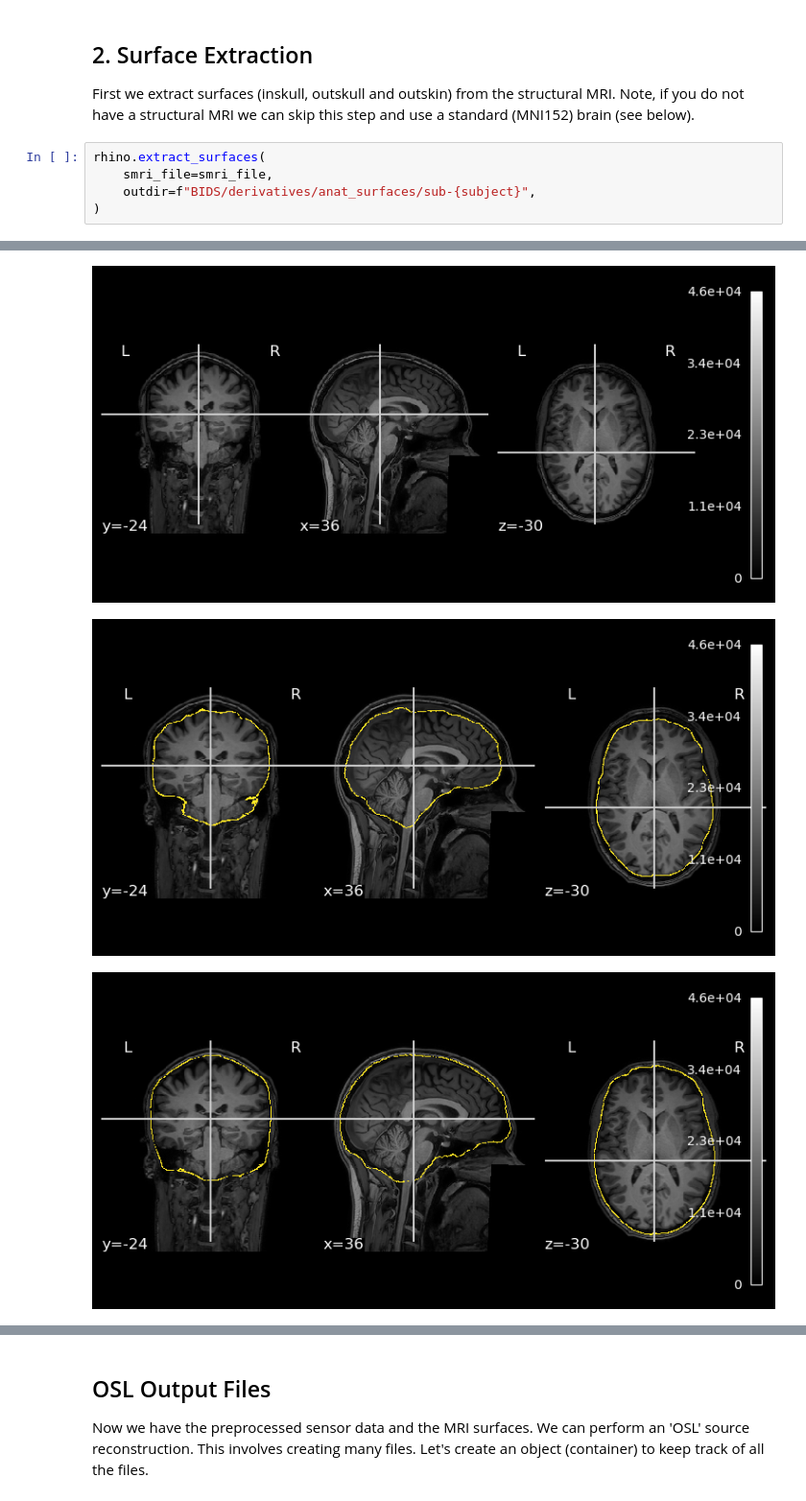
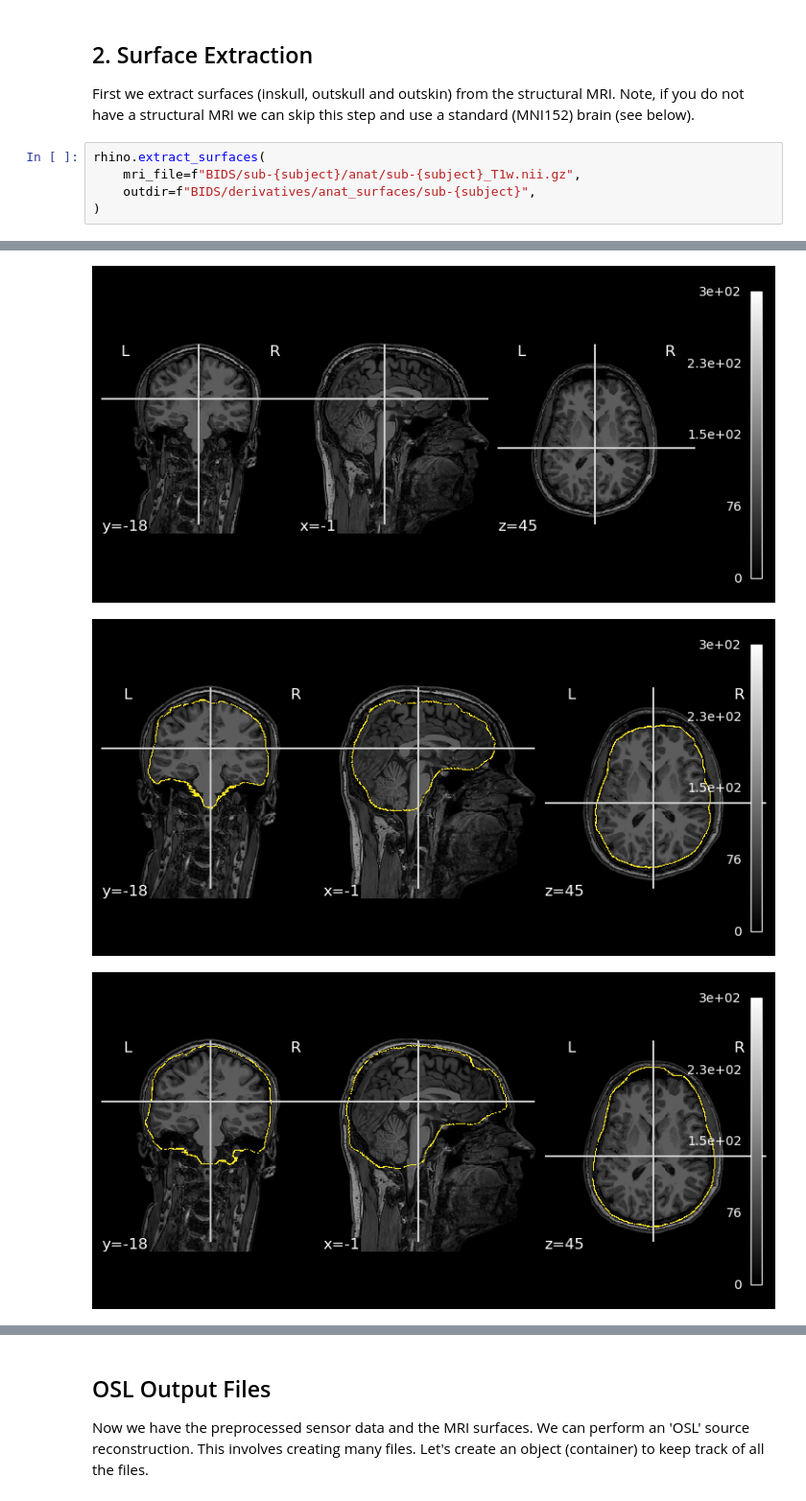
Before and after one commit to OHBA-analysis/Canonical-HMM-Networks, a Jupyter notebook: opm.ipynb, the cells around one changed output, grey strips where cells are left out. Shown at 96% size. Saved outputs shown, nothing was run; the diff lists cells and outputs as text.

```diff
--- a/opm.ipynb
+++ b/opm.ipynb
@@ -167,7 +154,7 @@ Closing /Users/gohil/Desktop/Canonical-HMM-Networks/BIDS/derivatives/preprocesse
 First we extract surfaces (inskull, outskull and outskin) from the structural MRI. Note, if you do not have a structural MRI we can skip this step and use a standard (MNI152) brain (see below).
 # %%
 rhino.extract_surfaces(
-    smri_file=smri_file,
+    mri_file=f"BIDS/sub-{subject}/anat/sub-{subject}_T1w.nii.gz",
     outdir=f"BIDS/derivatives/anat_surfaces/sub-{subject}",
 )
 # %% [output]
@@ -186,4 +177,4 @@ Saving BIDS/derivatives/anat_surfaces/sub-03/outskin.png
 Surface extraction complete.
-[figure, old version]
+[figure, new version]
-[figure, old version]
+[figure, new version]
-[figure, old version]
+[figure, new version]
```
Also changed, not shown: parts of 24 cells of this notebook, 12 other files.
